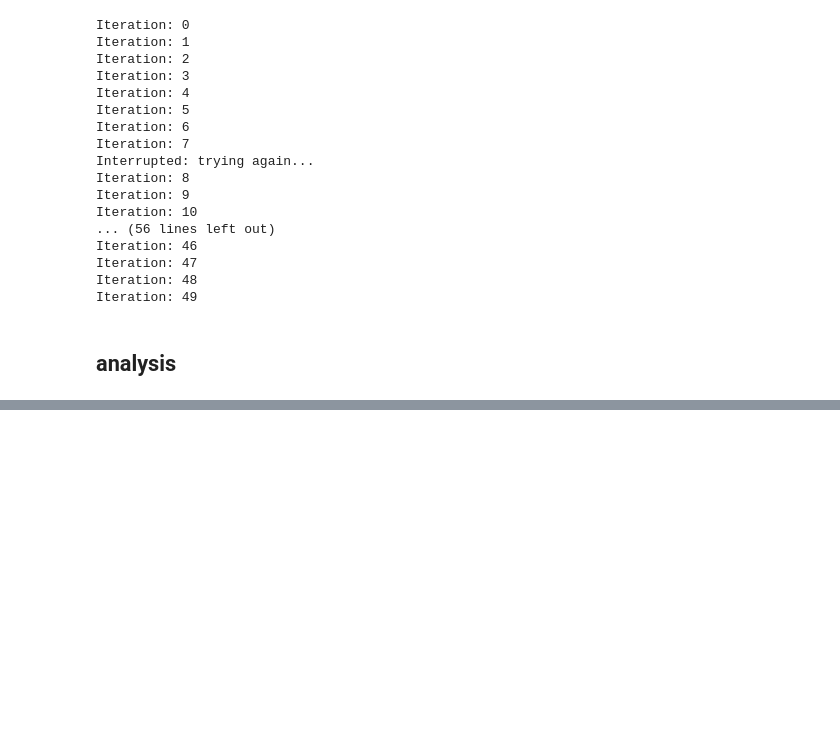
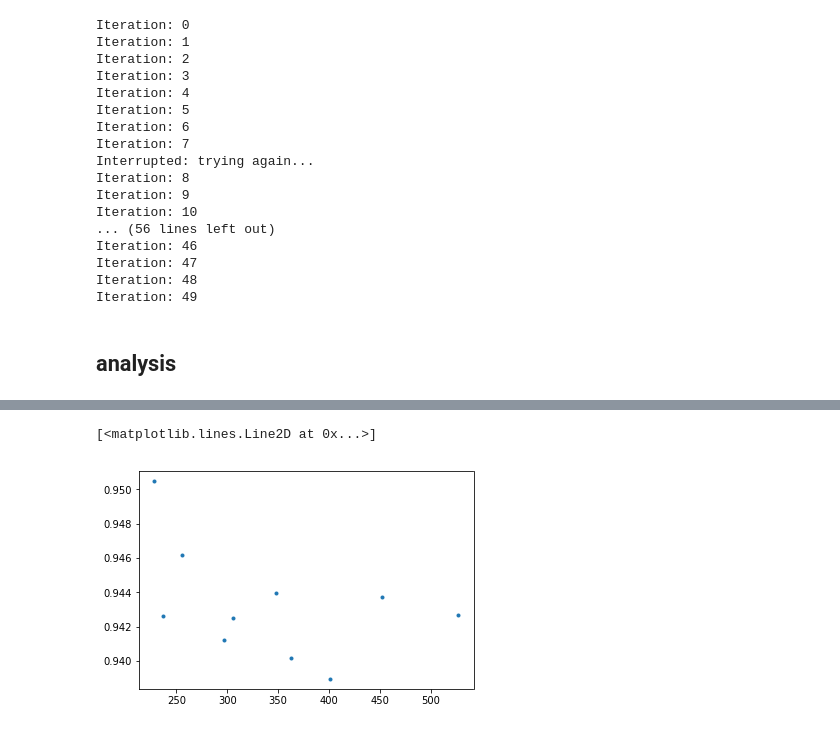
Before and after one commit to benstahl92/python-ay250-homeworks, a Jupyter notebook: hw_5/hw_5.ipynb, the cells around one changed output, grey strips where cells are left out. Drawn from its saved outputs; the diff is of its cells as text; code cells hidden in the pictures; blank space fills up the shorter version.

Commit message:
analysis done except for four 4 airports that need to be fixed for missing dates, need to make plots

```diff
--- a/hw_5/hw_5.ipynb
+++ b/hw_5/hw_5.ipynb
@@ -268,0 +300,5 @@ Iteration: 49
+# %%
+# pull airport code from database
+code_cmd = 'SELECT ICAO FROM airport_info where ICAO != "KIAH" and ICAO != "KLGA" and ICAO != "KMSY" and ICAO != "KIND"'
+codes = c.execute(code_cmd).fetchall()
+len(codes)
@@ -268,0 +307,36 @@ Iteration: 49
+# %%
+# iterate through all permutations of pairs of airport codes, calculate correlation coefficients, and store results
+res_dict = {'pair': [], 'hT_1': [], 'hT_3': [], 'hT_7': [], 'p_1': [], 'p_3': [], 'p_7': [], 'dist': [], 'long_diff': []}
+for pair in it.permutations(codes, 2):
+
+    # pull needed weather info for each airport
+    p0T = c.execute('SELECT high_temp FROM airport_weather WHERE ICAO = "{}"'.format(pair[0])).fetchall()
+    p0pr = c.execute('SELECT precipitation FROM airport_weather WHERE ICAO = "{}"'.format(pair[0])).fetchall()
+    p1T = c.execute('SELECT high_temp FROM airport_weather WHERE ICAO = "{}"'.format(pair[1])).fetchall()
+    p1pr = c.execute('SELECT precipitation FROM airport_weather WHERE ICAO = "{}"'.format(pair[1])).fetchall()
+
+    # correlation strengths are computed as the average of the off-diagonal elements computed by
+    #    corrcoef between data for one airport and data for the other airport advanced by 1,3, or 7 days
+    res_dict['hT_1'].append(np.mean(np.corrcoef(p0T[:-1], p1T[1:])[0,1]))
+    res_dict['hT_3'].append(np.mean(np.corrcoef(p0T[:-3], p1T[3:])[0,1]))
+    res_dict['hT_7'].append(np.mean(np.corrcoef(p0T[:-7], p1T[7:])[0,1]))
+    res_dict['p_1'].append(np.mean(np.corrcoef(p0pr[:-1], p1pr[1:])[0,1]))
+    res_dict['p_3'].append(np.mean(np.corrcoef(p0pr[:-3], p1pr[3:])[0,1]))
+    res_dict['p_7'].append(np.mean(np.corrcoef(p0pr[:-7], p1pr[7:])[0,1]))
+
+    # pull location coordinates and calculate distances
+    lat0 = c.execute('SELECT latitude_deg FROM airport_info WHERE ICAO = "{}"'.format(pair[0])).fetchall()[0]
+    long0 = c.execute('SELECT longitude_deg FROM airport_info WHERE ICAO = "{}"'.format(pair[0])).fetchall()[0]
+    lat1 = c.execute('SELECT latitude_deg FROM airport_info WHERE ICAO = "{}"'.format(pair[1])).fetchall()[0]
+    long1 = c.execute('SELECT longitude_deg FROM airport_info WHERE ICAO = "{}"'.format(pair[1])).fetchall()[0]
+
+    # calculate and store distance between airports
+    res_dict['dist'].append(great_circle((lat0,long0),(lat1,long1)).miles)
+
+    # calculate and store longitude difference
+    res_dict['long_diff'].append(long1-long0)
+
+    # store pair
+    res_dict['pair'].append(pair)
+
+correlations = pd.DataFrame(res_dict)
@@ -268,0 +364,6 @@ Iteration: 49
+# %%
+tmp_df = correlations.sort_values('hT_1', ascending = False).iloc[:10]
+plt.plot(tmp_df['dist'], tmp_df['hT_1'], '.')
+# %% [output]
+[<matplotlib.lines.Line2D at 0x...>]
+[figure, added]
```
Also changed, not shown: parts of 6 cells of this notebook.
